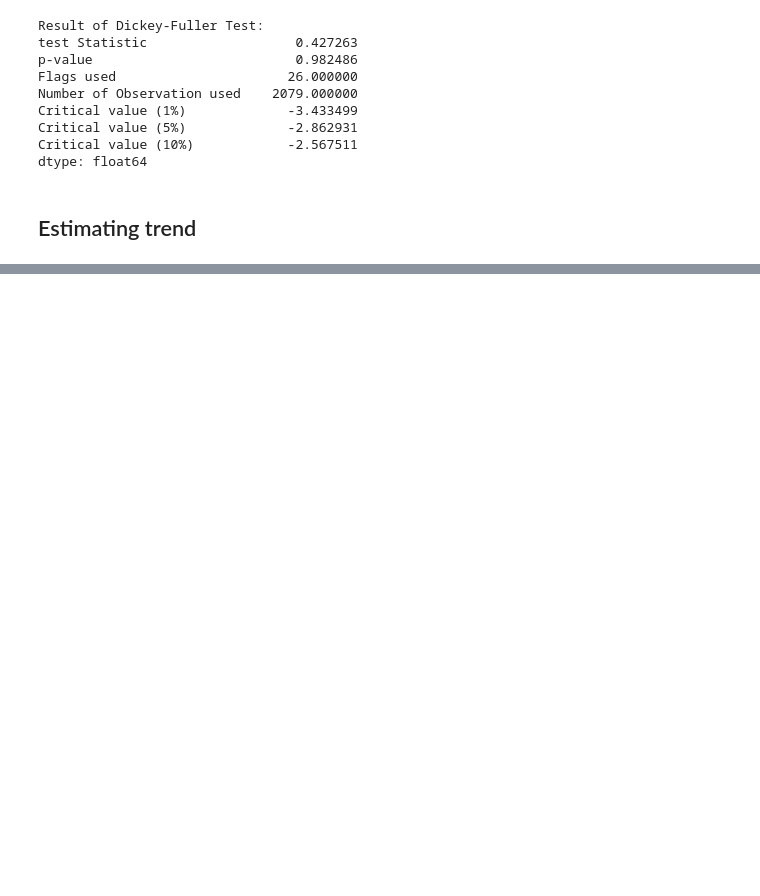
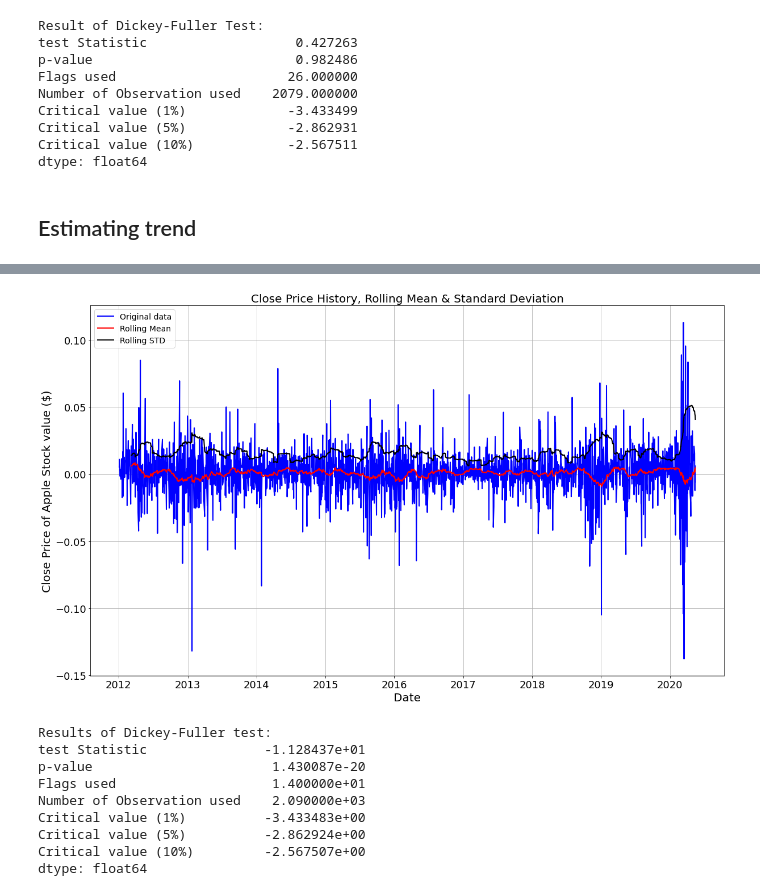
Before and after one commit to VictorDreke/Data-Science-for-Finance, a Jupyter notebook: AppleStockARIMA.ipynb, the cells around one changed output, grey strips where cells are left out. Saved outputs shown, nothing was run; the diff lists cells and outputs as text; code cells hidden in the pictures; blank space fills up the shorter version.

```diff
--- a/AppleStockARIMA.ipynb
+++ b/AppleStockARIMA.ipynb
@@ -189,0 +226,15 @@ dtype: float64
+# %%
+dataset_log_diff_shifting = dataset_log - dataset_log.shift()
+dataset_log_diff_shifting.dropna(inplace=True)
+test_stacionarity(dataset_log_diff_shifting)
+# %% [output]
+[figure, added]
+Results of Dickey-Fuller test:
+test Statistic               -1.128437e+01
+p-value                       1.430087e-20
+Flags used                    1.400000e+01
+Number of Observation used    2.090000e+03
+Critical value (1%)          -3.433483e+00
+Critical value (5%)          -2.862924e+00
+Critical value (10%)         -2.567507e+00
+dtype: float64
```
Also changed, not shown: parts of 19 cells of this notebook.
